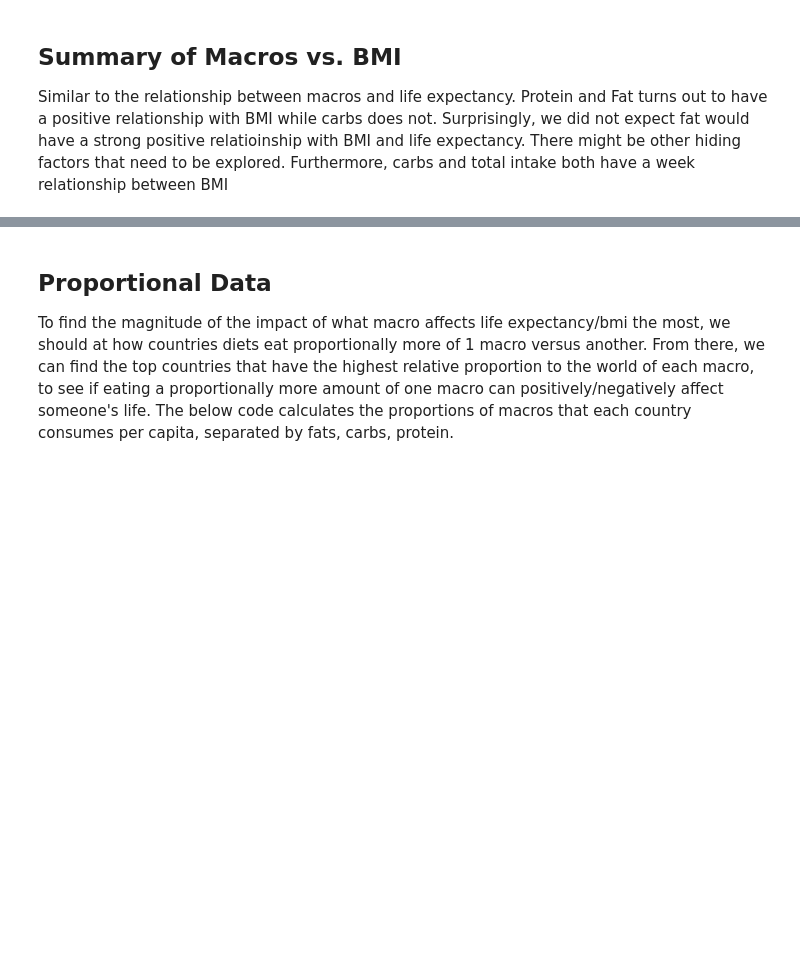
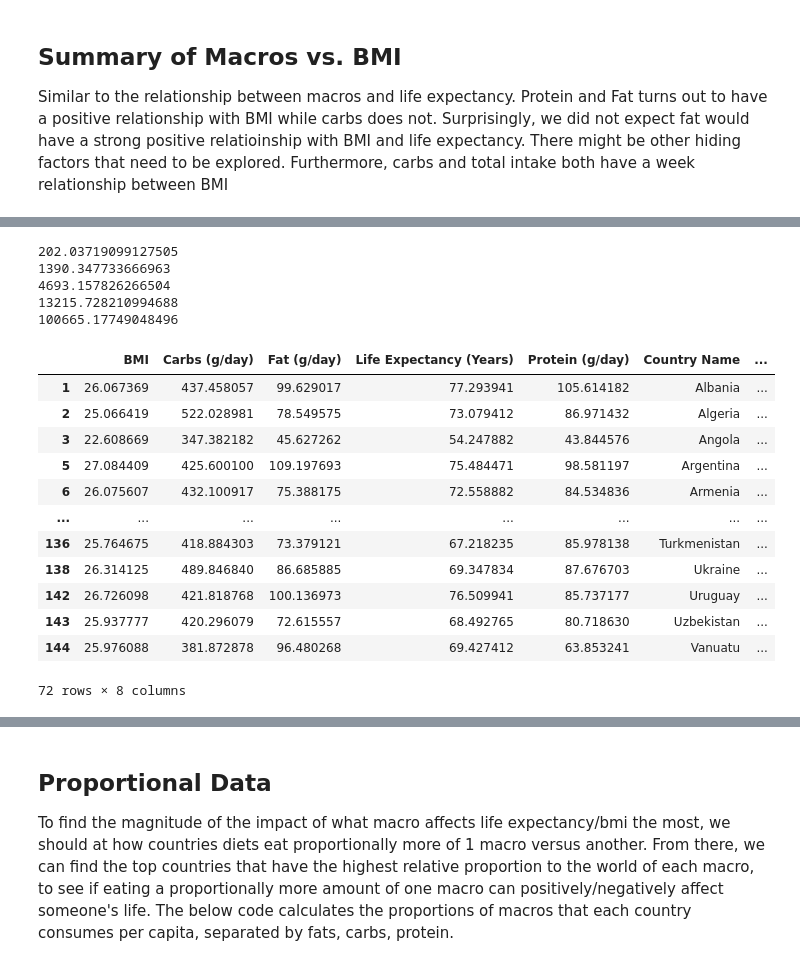
Before and after one commit to COGS108/Group074_WI24, a Jupyter notebook: EDACheckpoint_Group074_WI24.ipynb, the cells around one changed output, grey strips where cells are left out. Cells and saved outputs as stored; diff of their text form; code cells hidden in the pictures; blank space fills up the shorter version.

```diff
--- a/EDACheckpoint_Group074_WI24.ipynb
+++ b/EDACheckpoint_Group074_WI24.ipynb
@@ -279,6 +275,11 @@ gdp = gdp.filter(regex='^(?!19\d\d).*$').rename(columns=lambda x: str(x.split('.
 #gdp.head()
 # %%
 gdp.to_csv('./cleaned_datasets/gdp_clean.csv', index=False)
+# %%
+gdp_df = pd.read_csv('./cleaned_datasets/gdp_clean.csv')
+
+gdp_df['Average GDP'] = gdp_df.loc[:, '2000':'2022'].mean(axis=1)
+gdp_df.drop(columns=gdp_df.loc[:, '2000':'2022'].columns, inplace=True)
 # %% [markdown]
 ### Dataset Cleaning -- Carbs
 # %%
@@ -829,3 +830,14 @@ There is a very weak relationship between total macro intake and BMI, where tota
 # %% [markdown]
 ## Summary of Macros vs. BMI
 Similar to the relationship between macros and life expectancy. Protein and Fat turns out to have a positive relationship with BMI while carbs does not. Surprisingly, we did not expect fat would have a strong positive relatioinship with BMI and life expectancy. There might be other hiding factors that need to be explored. Furthermore, carbs and total intake both have a week relationship between BMI
+# %%
+avg_df_pivot['GDP'] = gdp_df['Average GDP']
+merged_avg_df = avg_df_pivot.join(gdp_df)
+dropped_avg_df_pivot
+
+gdp_avg = dropped_avg_df_pivot.merge(gdp_df, left_index = True, right_on = 'Country Name', how = 'left')
+gdp_avg = gdp_avg.reset_index()
+gdp_avg = gdp_avg.drop(gdp_avg.columns[0], axis = 1)
+gdp_avg.set_index('Country Name')
+gdp_avg = gdp_avg[gdp_avg['Country Name'] != 'China'] # removing outlier China
+gdp_avg.isna().sum() # check for any missing values
@@ -831,0 +916,35 @@ Similar to the relationship between macros and life expectancy. Protein and Fat
+# %%
+# Create new DataFrame with middle quartiles of GDP countries' data
+
+# Calculate quartiles
+Q1 = gdp_avg['Average GDP'].quantile(0.25)
+Q3 = gdp_avg['Average GDP'].quantile(0.75)
+
+# Filter data for countries within the middle quartiles
+middle_quartile_data = gdp_avg[(gdp_avg['Average GDP'] >= Q1) & (gdp_avg['Average GDP'] <= Q3)]
+
+print(gdp_avg['Average GDP'].min())
+print(Q1)
+print(gdp_avg['Average GDP'].median())
+print(Q3)
+print(gdp_avg['Average GDP'].max())
+middle_quartile_data
+# %% [output]
+202.03719099127505
+1390.347733666963
+4693.157826266504
+13215.728210994688
+100665.17749048496
+|  | BMI | Carbs (g/day) | Fat (g/day) | Life Expectancy (Years) | Protein (g/day) | Country Name | ... |
+| 1 | 26.067369 | 437.458057 | 99.629017 | 77.293941 | 105.614182 | Albania | ... |
+| 2 | 25.066419 | 522.028981 | 78.549575 | 73.079412 | 86.971432 | Algeria | ... |
+| 3 | 22.608669 | 347.382182 | 45.627262 | 54.247882 | 43.844576 | Angola | ... |
+| 5 | 27.084409 | 425.600100 | 109.197693 | 75.484471 | 98.581197 | Argentina | ... |
+| 6 | 26.075607 | 432.100917 | 75.388175 | 72.558882 | 84.534836 | Armenia | ... |
+| ... | ... | ... | ... | ... | ... | ... | ... |
+| 136 | 25.764675 | 418.884303 | 73.379121 | 67.218235 | 85.978138 | Turkmenistan | ... |
+| 138 | 26.314125 | 489.846840 | 86.685885 | 69.347834 | 87.676703 | Ukraine | ... |
+| 142 | 26.726098 | 421.818768 | 100.136973 | 76.509941 | 85.737177 | Uruguay | ... |
+| 143 | 25.937777 | 420.296079 | 72.615557 | 68.492765 | 80.718630 | Uzbekistan | ... |
+| 144 | 25.976088 | 381.872878 | 96.480268 | 69.427412 | 63.853241 | Vanuatu | ... |
+72 rows × 8 columns
```
Also changed, not shown: parts of 9 cells of this notebook.
